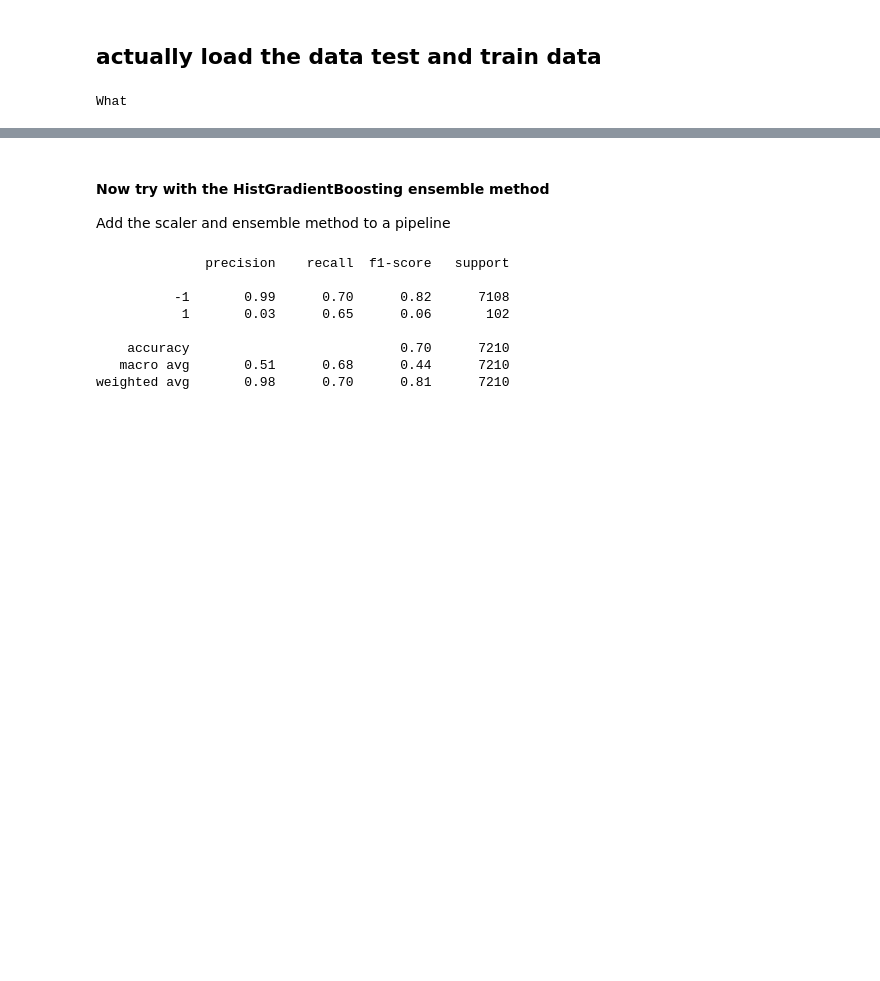
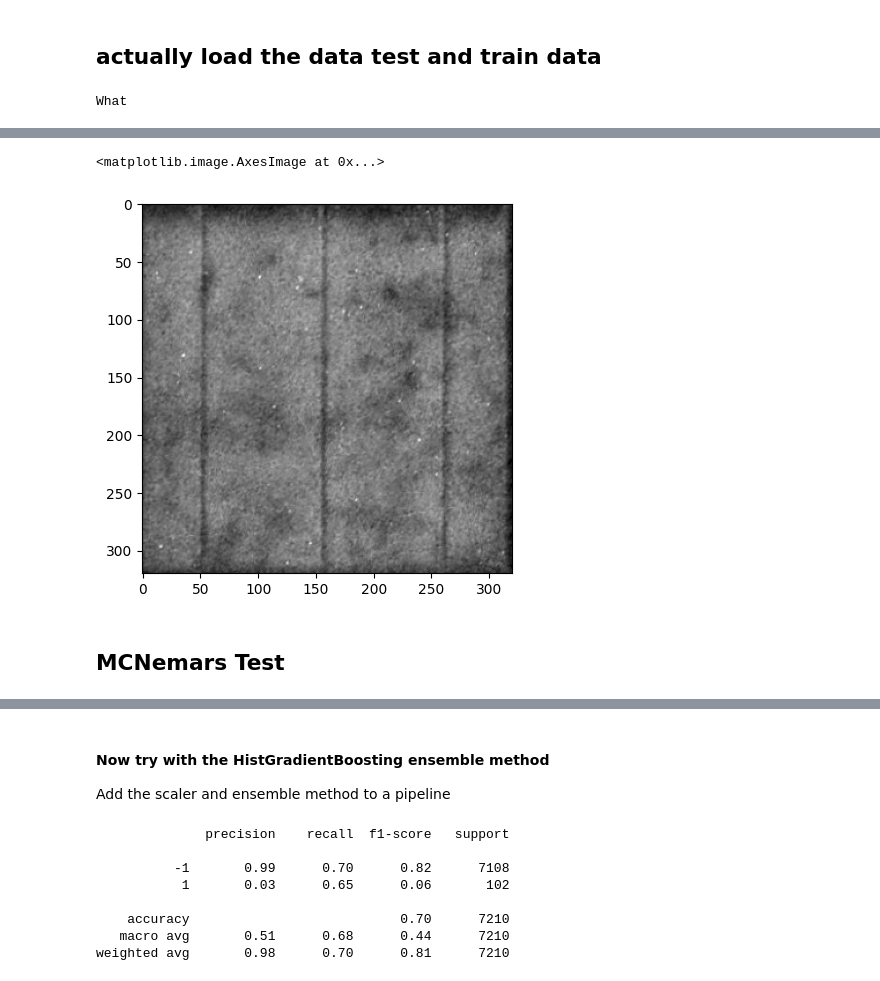
Before and after one commit to MadsAndersens/BachelorProject, a Jupyter notebook: Notebooks/SklearnClassifiers.ipynb, the cells around one changed output, grey strips where cells are left out. Drawn from its saved outputs; the diff is of its cells as text; code cells hidden in the pictures; blank space fills up the shorter version.

```diff
--- a/Notebooks/SklearnClassifiers.ipynb
+++ b/Notebooks/SklearnClassifiers.ipynb
@@ -116,0 +123,10 @@ X_train.mean(),X_train.std()
+# %%
+t = transforms.Normalize((0.513663), (0.15579082))
+im = torch.tensor(X_train[:,0].reshape(320,320)[None,:,:])
+im = t(im)
+plt.imshow(im[0,:,:],cmap = 'gray')
+# %% [output]
+<matplotlib.image.AxesImage at 0x...>
+[figure, added]
+# %% [markdown]
+## MCNemars Test
```
Also changed, not shown: parts of 15 cells of this notebook, 7 other files.
